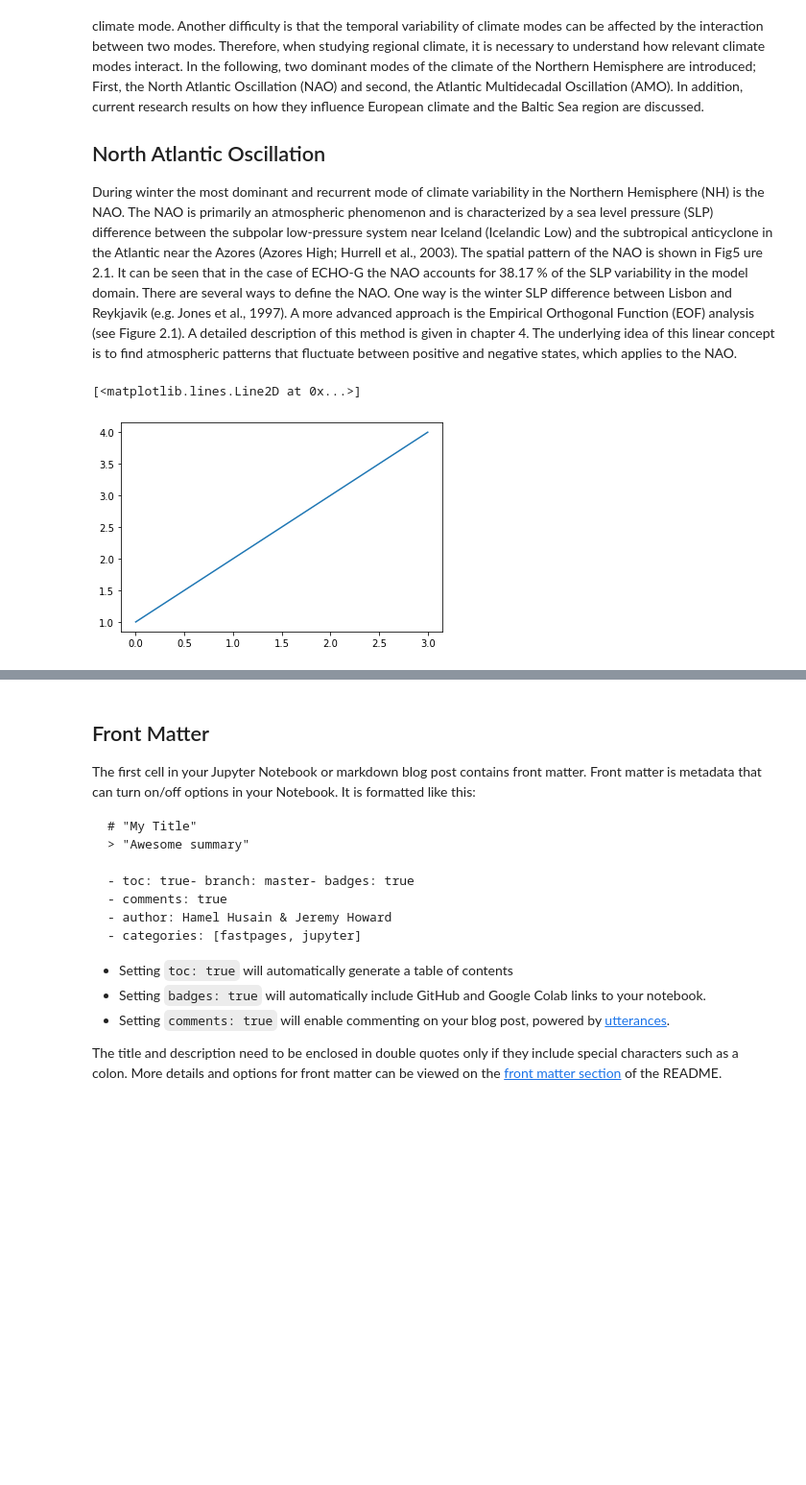
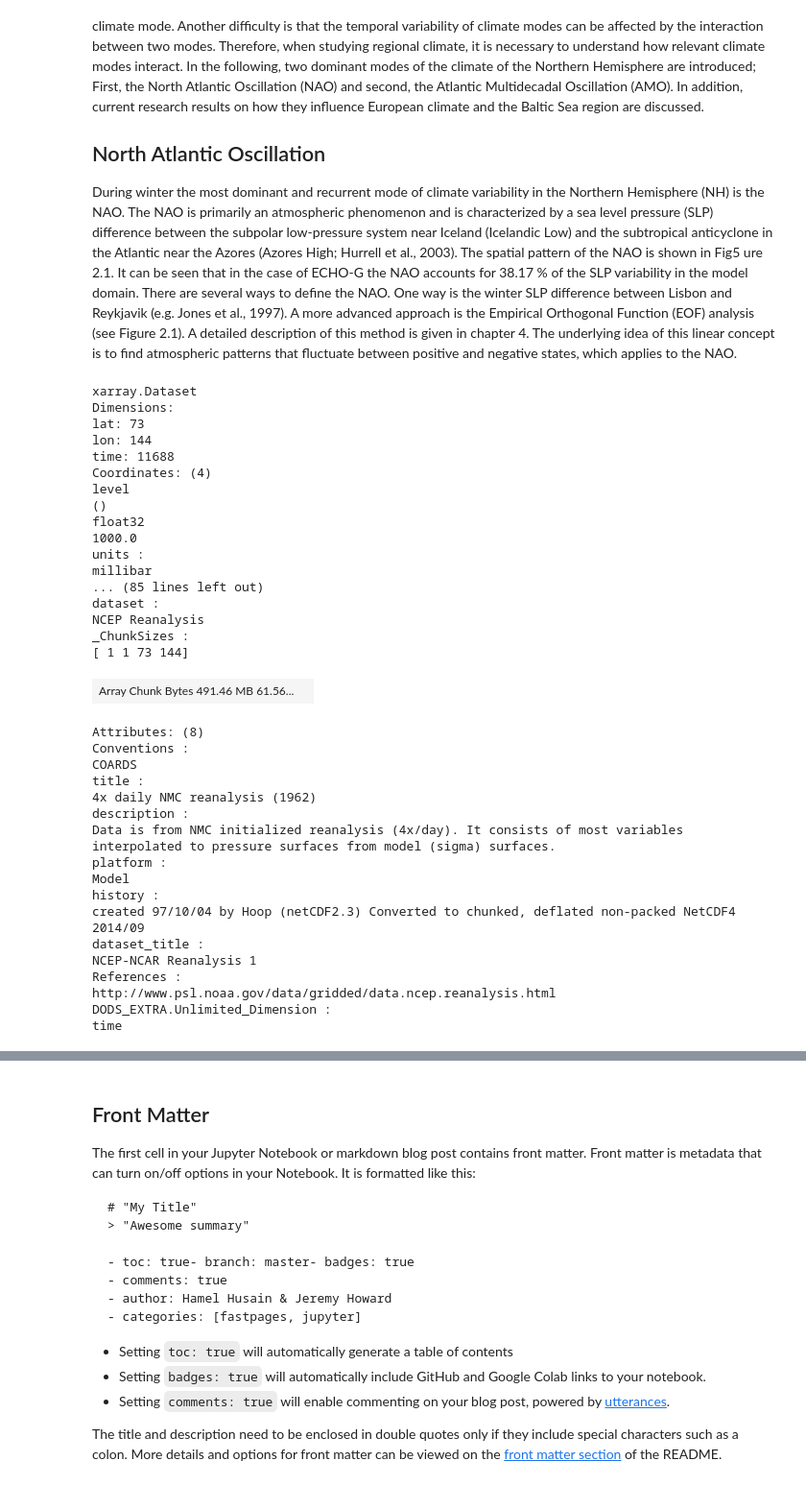
Before and after one commit to t3bol90/personal_blog, a Jupyter notebook: _notebooks/2020-02-20-phd.ipynb, the cells around one changed output, grey strips where cells are left out. Shown at 96% size. Saved outputs shown, nothing was run; the diff lists cells and outputs as text; code cells hidden in the pictures; blank space fills up the shorter version.

```diff
--- a/_notebooks/2020-02-20-phd.ipynb
+++ b/_notebooks/2020-02-20-phd.ipynb
@@ -106,12 +106,3 @@ There are several ways to define the NAO. One way is the winter SLP difference b
 Lisbon and Reykjavik (e.g. Jones et al., 1997). A more advanced approach is the Empirical Orthogonal Function (EOF) analysis (see Figure 2.1). A detailed description of this method is
 given in chapter 4. The underlying idea of this linear concept is to find atmospheric patterns
 that fluctuate between positive and negative states, which applies to the NAO.
-# %%
-#hide_input
-import xarray as xr
-import matplotlib.pyplot as plt
-
-plt.plot([1,2,3,4])
-# %% [output]
-[<matplotlib.lines.Line2D at 0x...>]
-[figure, removed]
@@ -117,0 +136,38 @@ plt.plot([1,2,3,4])
+# %%
+ds
+# %% [output]
+xarray.Dataset
+Dimensions:
+lat: 73
+lon: 144
+time: 11688
+Coordinates: (4)
+level
+()
+float32
+1000.0
+units :
+millibar
+... (85 lines left out)
+dataset :
+NCEP Reanalysis
+_ChunkSizes :
+[ 1 1 73 144]
+| Array Chunk Bytes 491.46 MB 61.56... |  |
+Attributes: (8)
+Conventions :
+COARDS
+title :
+4x daily NMC reanalysis (1962)
+description :
+Data is from NMC initialized reanalysis (4x/day). It consists of most variables interpolated to pressure surfaces from model (sigma) surfaces.
+platform :
+Model
+history :
+created 97/10/04 by Hoop (netCDF2.3) Converted to chunked, deflated non-packed NetCDF4 2014/09
+dataset_title :
+NCEP-NCAR Reanalysis 1
+References :
+http://www.psl.noaa.gov/data/gridded/data.ncep.reanalysis.html
+DODS_EXTRA.Unlimited_Dimension :
+time
```
Also changed, not shown: parts of 5 cells of this notebook, 1 other file.
